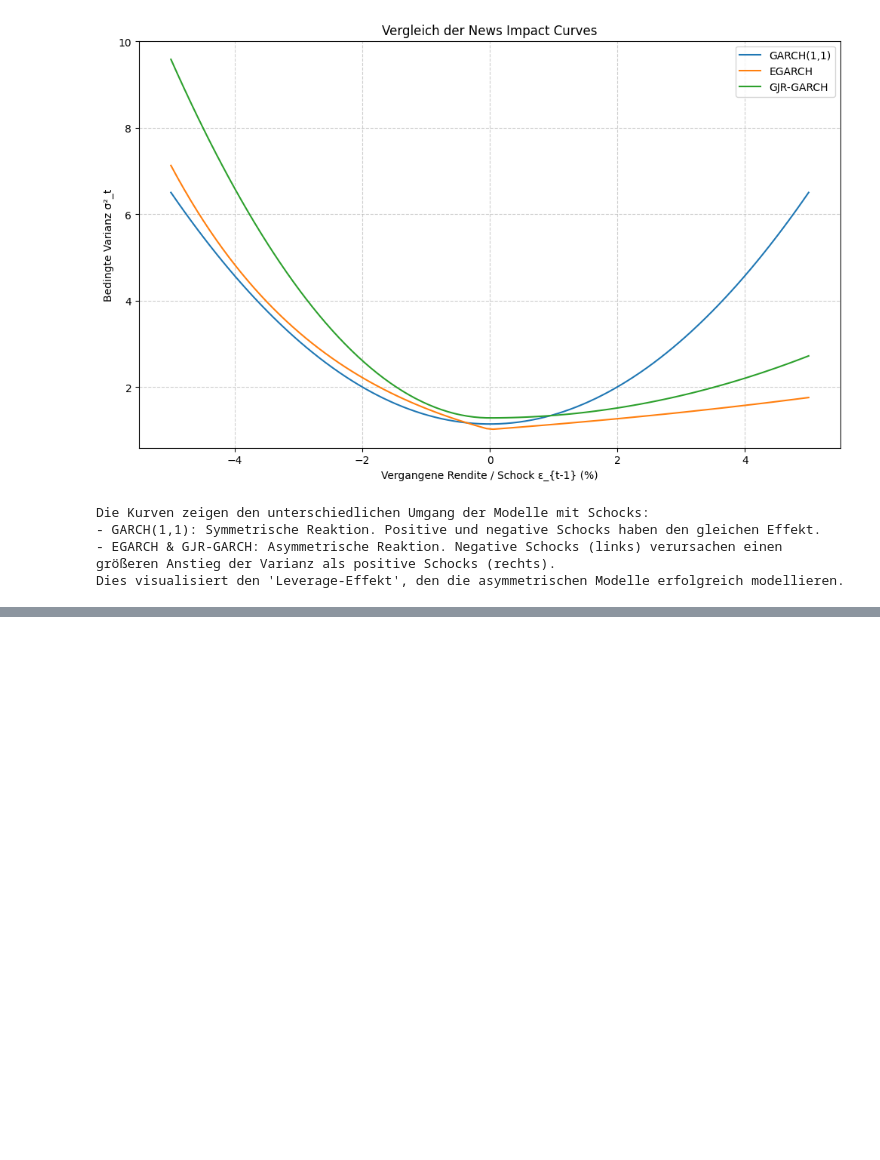
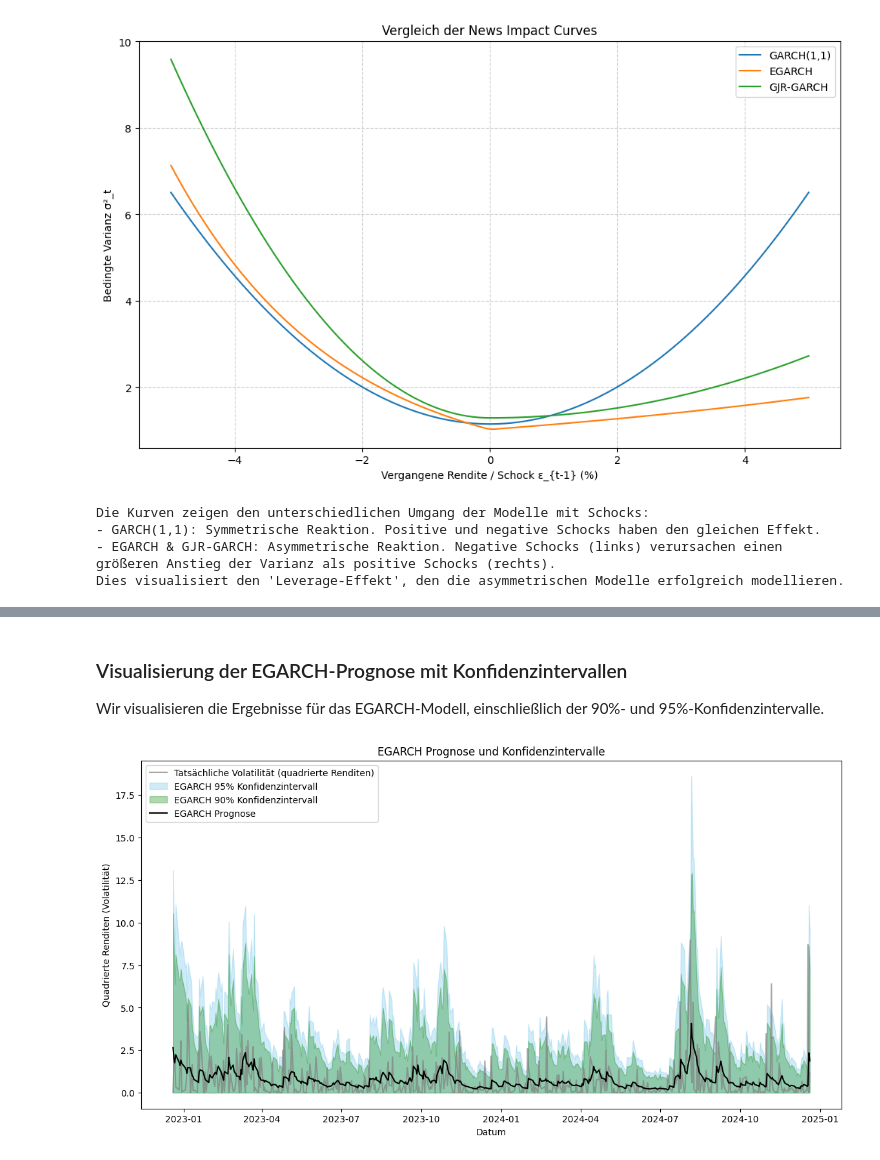
Before and after one commit to Mauritz-Langer/DMS, a Jupyter notebook: garch_analysis_index.ipynb, the cells around one changed output, grey strips where cells are left out. Saved outputs shown, nothing was run; the diff lists cells and outputs as text; code cells hidden in the pictures; blank space fills up the shorter version.

```diff
--- a/garch_analysis_index.ipynb
+++ b/garch_analysis_index.ipynb
@@ -291,0 +415,22 @@ Dies visualisiert den 'Leverage-Effekt', den die asymmetrischen Modelle erfolgre
+# %% [markdown]
+### Visualisierung der EGARCH-Prognose mit Konfidenzintervallen
+Wir visualisieren die Ergebnisse für das EGARCH-Modell, einschließlich der 90%- und 95%-Konfidenzintervalle.
+# %%
+plt.figure(figsize=(14, 7))
+plt.plot(test_returns.index, actual_volatility, label='Tatsächliche Volatilität (quadrierte Renditen)', alpha=0.7, color='gray')
+
+# Zuerst das breitere 95%-Intervall (hintergrund)
+plt.fill_between(test_returns.index, lower_ci_egarch, upper_ci_egarch, color='skyblue', alpha=0.4, label='EGARCH 95% Konfidenzintervall')
+# Dann das engere 90%-Intervall darüber
+plt.fill_between(test_returns.index, lower_ci_egarch_90, upper_ci_egarch_90, color='green', alpha=0.3, label='EGARCH 90% Konfidenzintervall')
+
+# Prognose-Linie oben auf den Flächen
+plt.plot(test_returns.index, egarch_volatility**2, label='EGARCH Prognose', color='black')
+
+plt.title('EGARCH Prognose und Konfidenzintervalle')
+plt.xlabel('Datum')
+plt.ylabel('Quadrierte Renditen (Volatilität)')
+plt.legend()
+plt.show()
+# %% [output]
+[figure, added]
```
Also changed, not shown: parts of 9 cells of this notebook.
